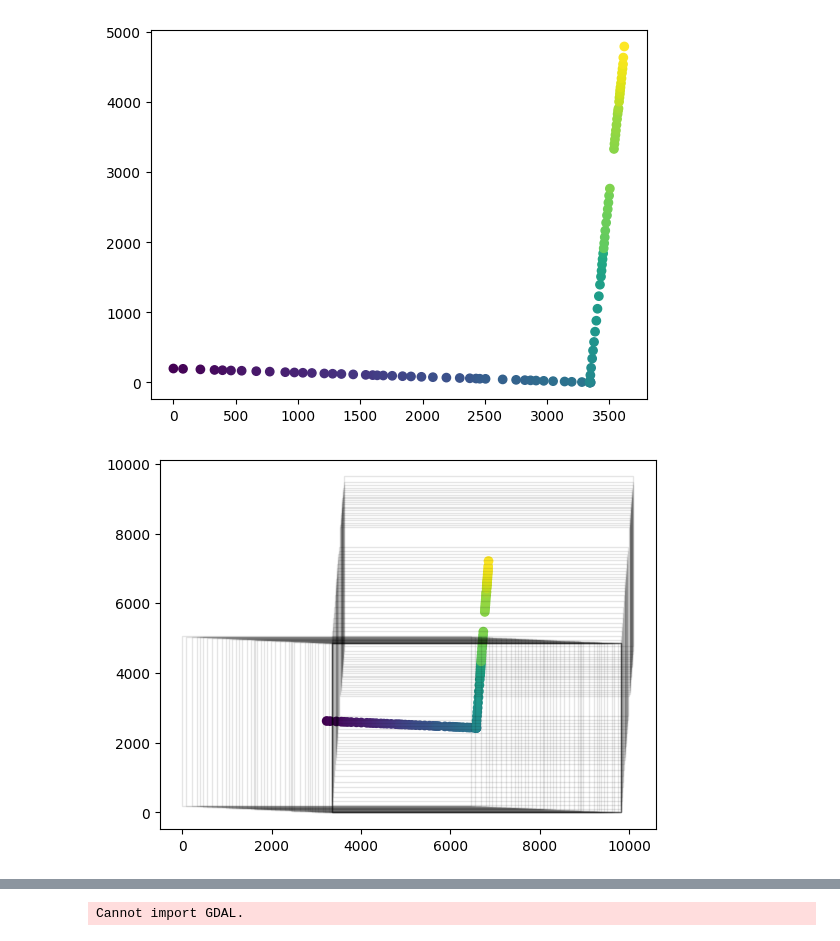
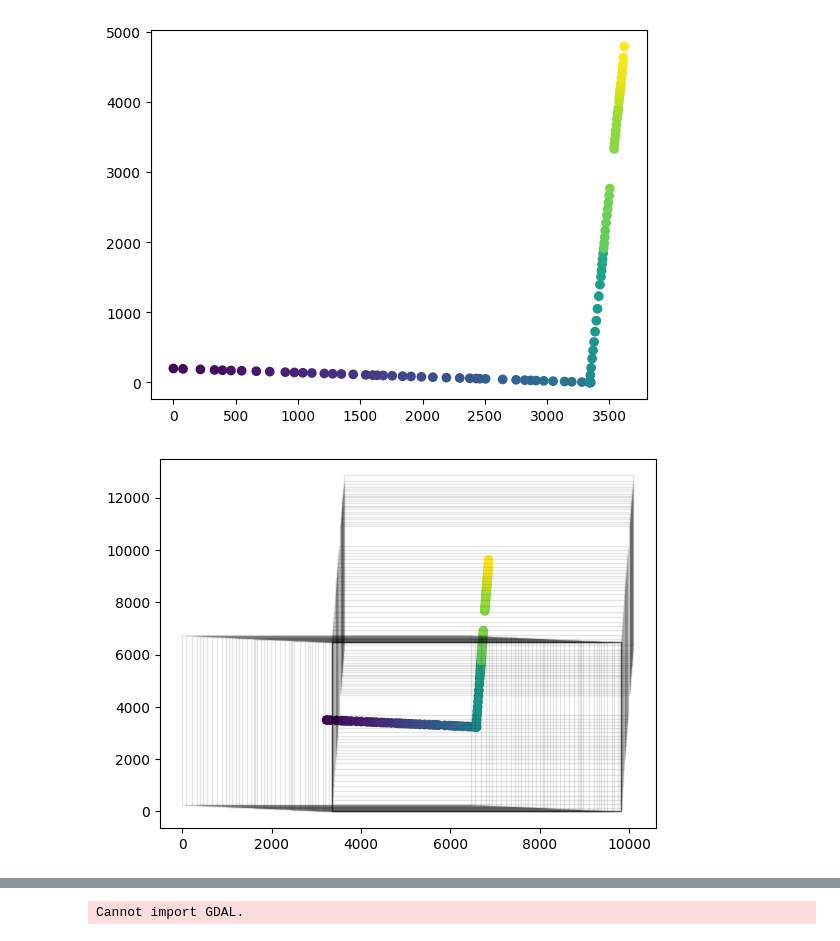
Before and after one commit to arclamp/pathcam-notebooks, a Jupyter notebook: composition/voronoi.ipynb, the cells around one changed output, grey strips where cells are left out. Drawn from its saved outputs; the diff is of its cells as text; code cells hidden in the pictures.

Commit message:
Improve voronoi mask by transforming frames to be square

```diff
--- a/composition/voronoi.ipynb
+++ b/composition/voronoi.ipynb
@@ -67,20 +67,27 @@ plt.show()
 # %% [output]
 [figure]
 # %%
-frame_size = (6464, 4852)
+frame_size = [6464, 4852]
+
+# rescale points based so frame size is "square", we will invert this change later
+# this is needed to make the voronoi diagram respect the rectangular frame
+aspect_ratio = frame_size[0]/frame_size[1] # 1
+points[:,1] *= aspect_ratio
+frame_size[1] *= aspect_ratio
+
 top_right = points + frame_size
 
 centroids = (points + top_right) / 2
 
 fig, ax = plt.subplots()
 
 # ax.scatter(points.T[0], points.T[1], c='b', alpha=0.2)
 # ax.scatter(top_right.T[0], top_right.T[1], c='r', alpha=0.2)
 ax.scatter(centroids.T[0], centroids.T[1], c=colors)
 
 for p in points:
     ax.add_patch(plt.Rectangle(p, *frame_size, fill=None, alpha=0.1))
 
 plt.show()
 # %% [output]
-[figure, old version]
+[figure, new version]
```
Also changed, not shown: parts of 10 cells of this notebook.
